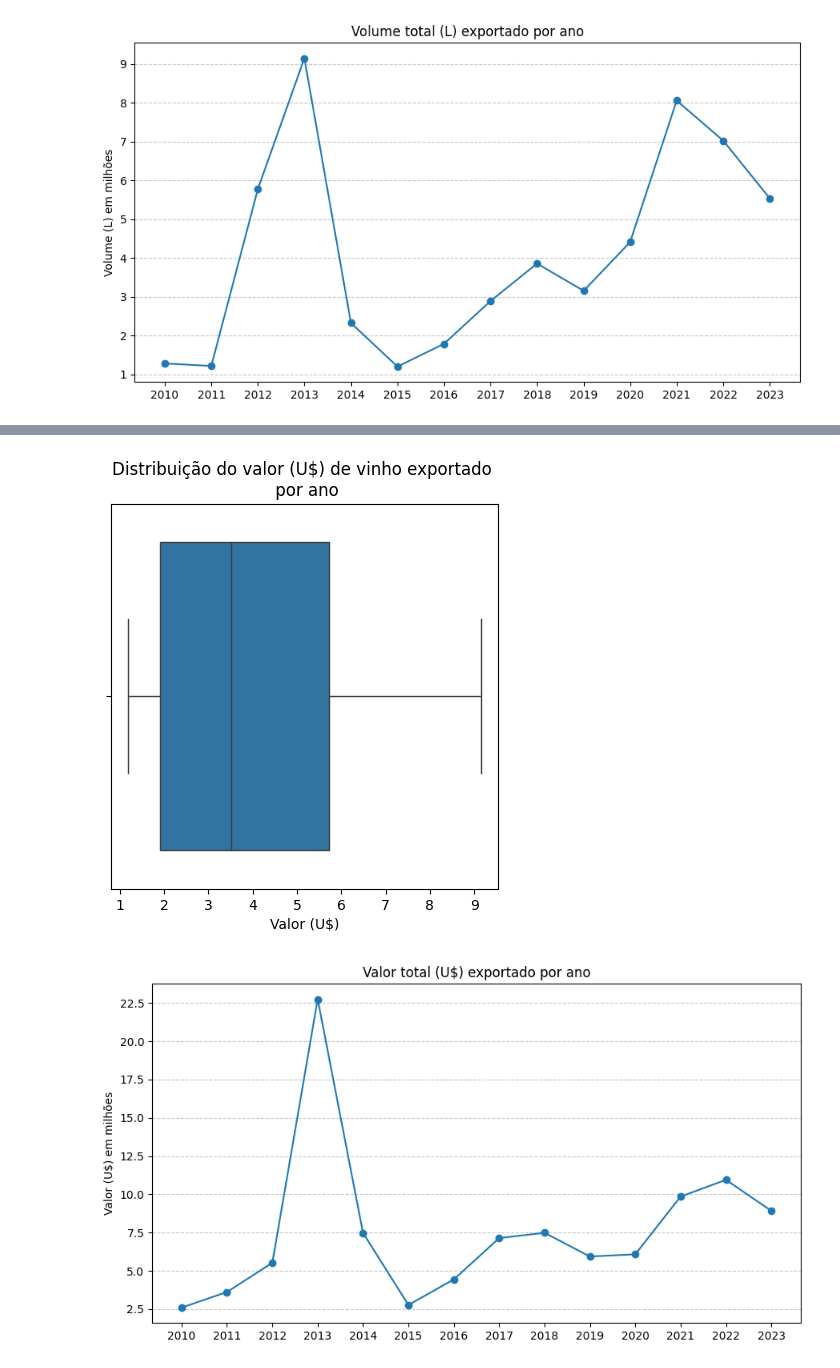
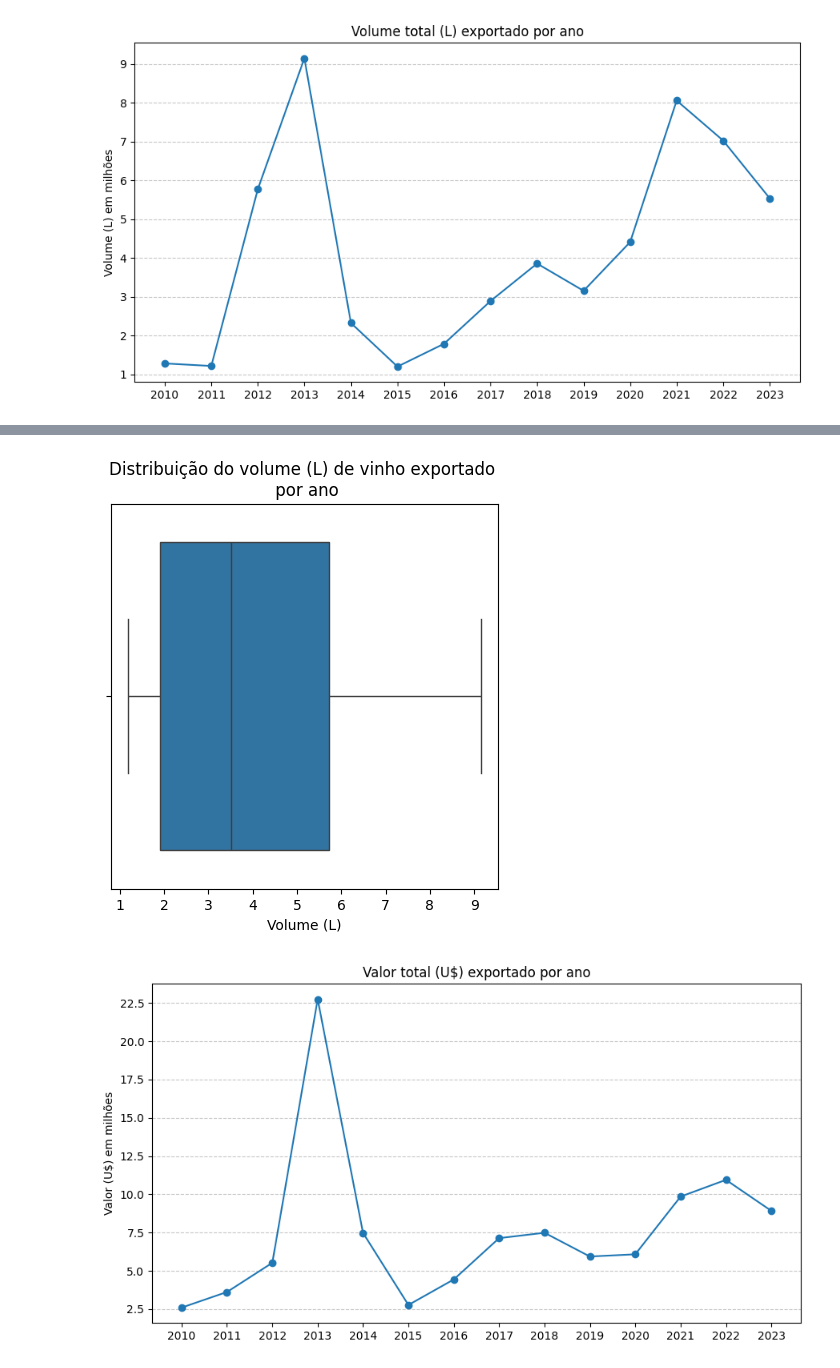
Before and after one commit to Guilhermecst/Tech-Challenge-Fase1, a Jupyter notebook: tech-challenge.ipynb, the cells around one changed output, grey strips where cells are left out. Cells and saved outputs as stored; diff of their text form; code cells hidden in the pictures.

```diff
--- a/tech-challenge.ipynb
+++ b/tech-challenge.ipynb
@@ -133,11 +199,11 @@ plt.show()
 # %%
 plt.figure(figsize=(5,5))
 sns.boxplot(x=volume_por_ano)
-plt.title('Distribuição do valor (U$) de vinho exportado \n por ano')
-plt.xlabel('Valor (U$)')
+plt.title('Distribuição do volume (L) de vinho exportado \n por ano')
+plt.xlabel('Volume (L)')
 plt.show()
 # %% [output]
-[figure, old version]
+[figure, new version]
 # %%
 valor_por_ano = df_vinhos.groupby('ANO')['VALOR'].sum() / 1_000_000
 # %%
```
Also changed, not shown: parts of 42 cells of this notebook, 2 other files.
